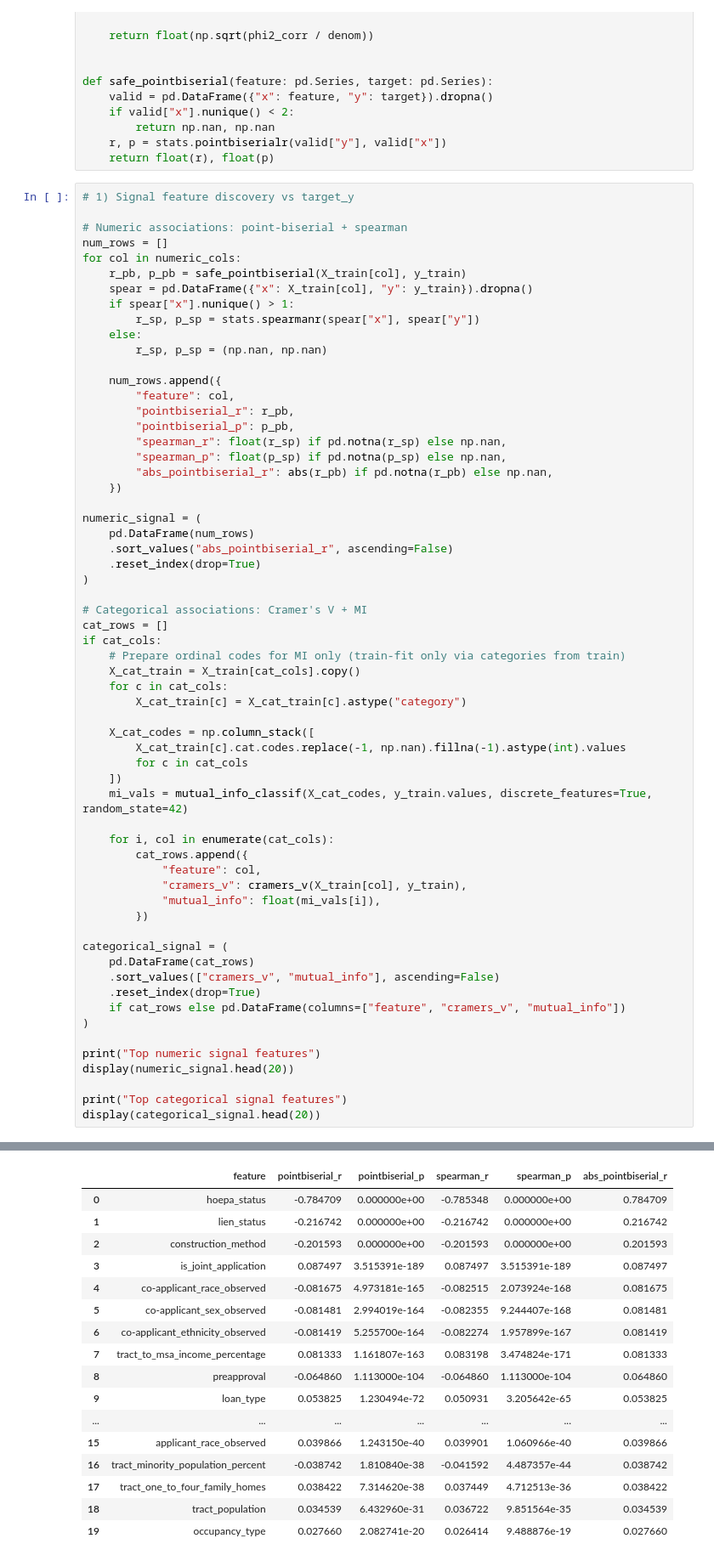
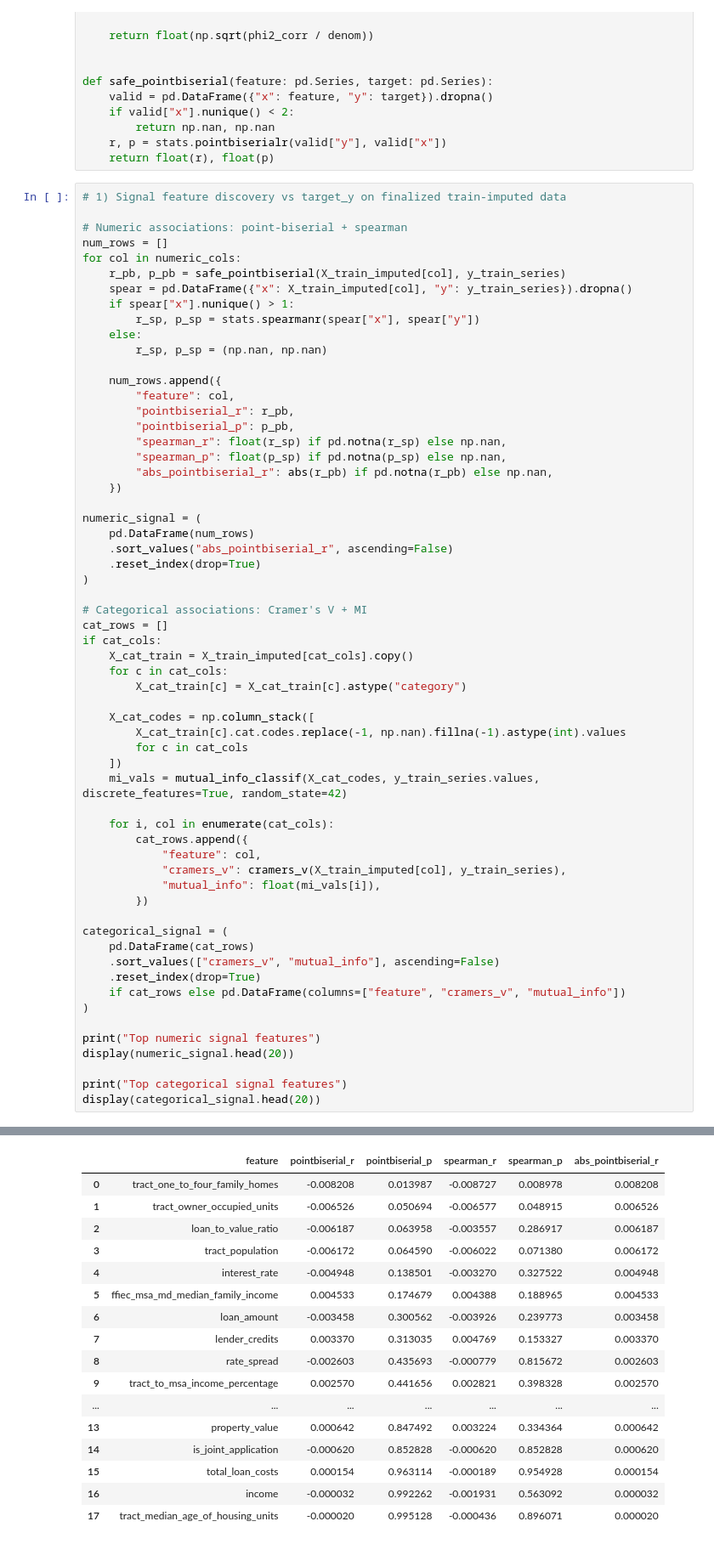
Before and after one commit to xsxsx-999/5243-project4, a Jupyter notebook: eda_insights.ipynb, the cells around one changed output, grey strips where cells are left out. Shown at 85% size. Drawn from its saved outputs; the diff is of its cells as text.

```diff
--- a/eda_insights.ipynb
+++ b/eda_insights.ipynb
@@ -99,13 +151,13 @@ def safe_pointbiserial(feature: pd.Series, target: pd.Series):
     r, p = stats.pointbiserialr(valid["y"], valid["x"])
     return float(r), float(p)
 # %%
-# 1) Signal feature discovery vs target_y
+# 1) Signal feature discovery vs target_y on finalized train-imputed data
 
 # Numeric associations: point-biserial + spearman
 num_rows = []
 for col in numeric_cols:
-    r_pb, p_pb = safe_pointbiserial(X_train[col], y_train)
-    spear = pd.DataFrame({"x": X_train[col], "y": y_train}).dropna()
+    r_pb, p_pb = safe_pointbiserial(X_train_imputed[col], y_train_series)
+    spear = pd.DataFrame({"x": X_train_imputed[col], "y": y_train_series}).dropna()
     if spear["x"].nunique() > 1:
         r_sp, p_sp = stats.spearmanr(spear["x"], spear["y"])
     else:
@@ -129,54 +181,53 @@ numeric_signal = (
 # Categorical associations: Cramer's V + MI
 cat_rows = []
 if cat_cols:
-    # Prepare ordinal codes for MI only (train-fit only via categories from train)
-    X_cat_train = X_train[cat_cols].copy()
+    X_cat_train = X_train_imputed[cat_cols].copy()
     for c in cat_cols:
         X_cat_train[c] = X_cat_train[c].astype("category")
 
     X_cat_codes = np.column_stack([
         X_cat_train[c].cat.codes.replace(-1, np.nan).fillna(-1).astype(int).values
         for c in cat_cols
     ])
-    mi_vals = mutual_info_classif(X_cat_codes, y_train.values, discrete_features=True, random_state=42)
+    mi_vals = mutual_info_classif(X_cat_codes, y_train_series.values, discrete_features=True, random_state=42)
 
     for i, col in enumerate(cat_cols):
         cat_rows.append({
             "feature": col,
-            "cramers_v": cramers_v(X_train[col], y_train),
+            "cramers_v": cramers_v(X_train_imputed[col], y_train_series),
             "mutual_info": float(mi_vals[i]),
         })
 
 categorical_signal = (
     pd.DataFrame(cat_rows)
     .sort_values(["cramers_v", "mutual_info"], ascending=False)
     .reset_index(drop=True)
     if cat_rows else pd.DataFrame(columns=["feature", "cramers_v", "mutual_info"])
 )
 
 print("Top numeric signal features")
 display(numeric_signal.head(20))
 
 print("Top categorical signal features")
 display(categorical_signal.head(20))
 # %% [output]
 Top numeric signal features
 |  | feature | pointbiserial_r | pointbiserial_p | spearman_r | spearman_p | abs_pointbiserial_r |
-| 0 | hoepa_status | -0.784709 | 0.000000e+00 | -0.785348 | 0.000000e+00 | 0.784709 |
-| 1 | lien_status | -0.216742 | 0.000000e+00 | -0.216742 | 0.000000e+00 | 0.216742 |
-| 2 | construction_method | -0.201593 | 0.000000e+00 | -0.201593 | 0.000000e+00 | 0.201593 |
-| 3 | is_joint_application | 0.087497 | 3.515391e-189 | 0.087497 | 3.515391e-189 | 0.087497 |
-| 4 | co-applicant_race_observed | -0.081675 | 4.973181e-165 | -0.082515 | 2.073924e-168 | 0.081675 |
-| 5 | co-applicant_sex_observed | -0.081481 | 2.994019e-164 | -0.082355 | 9.244407e-168 | 0.081481 |
-| 6 | co-applicant_ethnicity_observed | -0.081419 | 5.255700e-164 | -0.082274 | 1.957899e-167 | 0.081419 |
-| 7 | tract_to_msa_income_percentage | 0.081333 | 1.161807e-163 | 0.083198 | 3.474824e-171 | 0.081333 |
-| 8 | preapproval | -0.064860 | 1.113000e-104 | -0.064860 | 1.113000e-104 | 0.064860 |
-| 9 | loan_type | 0.053825 | 1.230494e-72 | 0.050931 | 3.205642e-65 | 0.053825 |
+| 0 | tract_one_to_four_family_homes | -0.008208 | 0.013987 | -0.008727 | 0.008978 | 0.008208 |
+| 1 | tract_owner_occupied_units | -0.006526 | 0.050694 | -0.006577 | 0.048915 | 0.006526 |
+| 2 | loan_to_value_ratio | -0.006187 | 0.063958 | -0.003557 | 0.286917 | 0.006187 |
+| 3 | tract_population | -0.006172 | 0.064590 | -0.006022 | 0.071380 | 0.006172 |
+| 4 | interest_rate | -0.004948 | 0.138501 | -0.003270 | 0.327522 | 0.004948 |
+| 5 | ffiec_msa_md_median_family_income | 0.004533 | 0.174679 | 0.004388 | 0.188965 | 0.004533 |
+| 6 | loan_amount | -0.003458 | 0.300562 | -0.003926 | 0.239773 | 0.003458 |
+| 7 | lender_credits | 0.003370 | 0.313035 | 0.004769 | 0.153327 | 0.003370 |
+| 8 | rate_spread | -0.002603 | 0.435693 | -0.000779 | 0.815672 | 0.002603 |
+| 9 | tract_to_msa_income_percentage | 0.002570 | 0.441656 | 0.002821 | 0.398328 | 0.002570 |
 | ... | ... | ... | ... | ... | ... | ... |
-| 15 | applicant_race_observed | 0.039866 | 1.243150e-40 | 0.039901 | 1.060966e-40 | 0.039866 |
-| 16 | tract_minority_population_percent | -0.038742 | 1.810840e-38 | -0.041592 | 4.487357e-44 | 0.038742 |
-| 17 | tract_one_to_four_family_homes | 0.038422 | 7.314620e-38 | 0.037449 | 4.712513e-36 | 0.038422 |
-| 18 | tract_population | 0.034539 | 6.432960e-31 | 0.036722 | 9.851564e-35 | 0.034539 |
-| 19 | occupancy_type | 0.027660 | 2.082741e-20 | 0.026414 | 9.488876e-19 | 0.027660 |
+| 13 | property_value | 0.000642 | 0.847492 | 0.003224 | 0.334364 | 0.000642 |
+| 14 | is_joint_application | -0.000620 | 0.852828 | -0.000620 | 0.852828 | 0.000620 |
+| 15 | total_loan_costs | 0.000154 | 0.963114 | -0.000189 | 0.954928 | 0.000154 |
+| 16 | income | -0.000032 | 0.992262 | -0.001931 | 0.563092 | 0.000032 |
+| 17 | tract_median_age_of_housing_units | -0.000020 | 0.995128 | -0.000436 | 0.896071 | 0.000020 |
 Top categorical signal features
 |  | feature | cramers_v | mutual_info |
```
Also changed, not shown: parts of 7 cells of this notebook, 2 other files.
